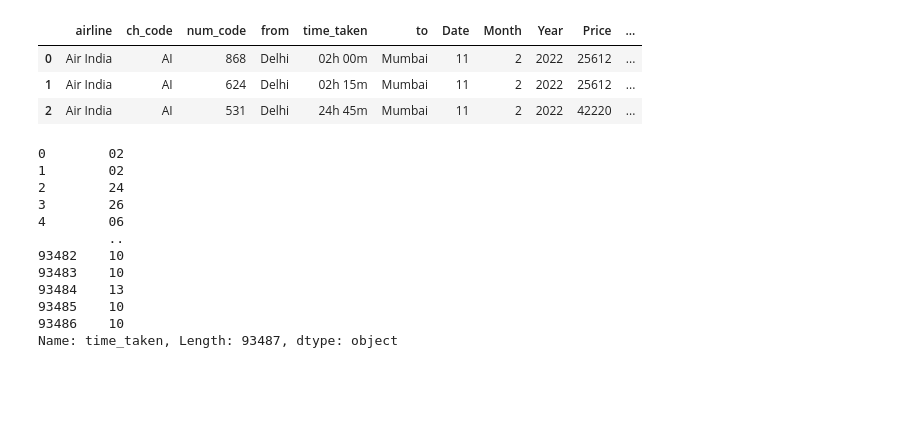
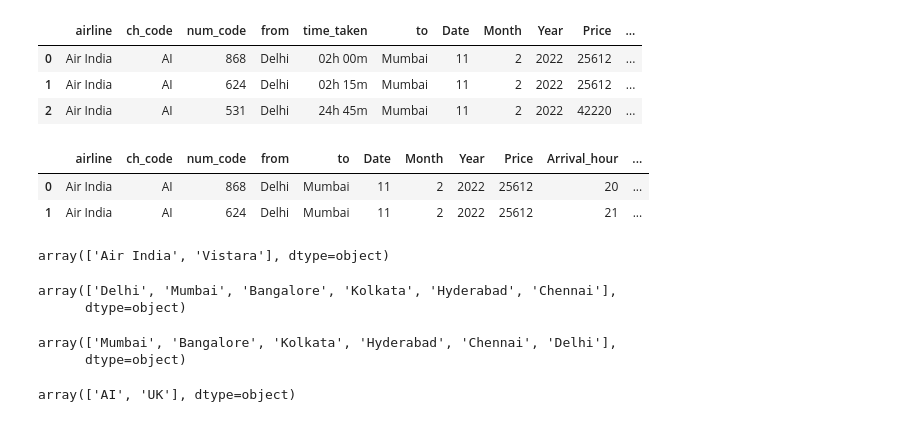
Before and after one commit to abhishek1-3/DataAnalysis, a Jupyter notebook: EDA2.ipynb, the cells around one changed output. Cells and saved outputs as stored; diff of their text form; code cells hidden in the pictures; blank space fills up the shorter version.

```diff
--- a/EDA2.ipynb
+++ b/EDA2.ipynb
@@ -130,17 +131,11 @@ df.head(3)
 | 1 | Air India | AI | 624 | Delhi | 02h 15m | Mumbai | 11 | 2 | 2022 | 25612 | ... |
 | 2 | Air India | AI | 531 | Delhi | 24h 45m | Mumbai | 11 | 2 | 2022 | 42220 | ... |
 # %%
-df['time_taken'].str.split(' ').str[0].str.split('h').str[0]
+df['hour_taken']=df['time_taken'].str.split(' ').str[0].str.split('h').str[0]
+df['min_taken']=df['time_taken'].str.split(' ').str[1].str.split('m').str[0]
+df.drop('time_taken',axis=1,inplace=True)
-# %% [output]
-0        02
-1        02
-2        24
-3        26
-4        06
-         ..
-93482    10
-93483    10
-93484    13
-93485    10
-93486    10
-Name: time_taken, Length: 93487, dtype: object
+# %%
+df['hour_taken']=df['hour_taken'].astype(int)
+df['min_taken']=df['min_taken'].astype(int)
+# %%
+df['Duration(min)']=(df['hour_taken']*60)+df['min_taken']
@@ -146,0 +144,24 @@ Name: time_taken, Length: 93487, dtype: object
+# %%
+df.head(2)
+# %% [output]
+|  | airline | ch_code | num_code | from | to | Date | Month | Year | Price | Arrival_hour | ... |
+| 0 | Air India | AI | 868 | Delhi | Mumbai | 11 | 2 | 2022 | 25612 | 20 | ... |
+| 1 | Air India | AI | 624 | Delhi | Mumbai | 11 | 2 | 2022 | 25612 | 21 | ... |
+# %%
+df['airline'].unique()
+# %% [output]
+array(['Air India', 'Vistara'], dtype=object)
+# %%
+df['from'].unique()
+# %% [output]
+array(['Delhi', 'Mumbai', 'Bangalore', 'Kolkata', 'Hyderabad', 'Chennai'],
+      dtype=object)
+# %%
+df['to'].unique()
+# %% [output]
+array(['Mumbai', 'Bangalore', 'Kolkata', 'Hyderabad', 'Chennai', 'Delhi'],
+      dtype=object)
+# %%
+df['ch_code'].unique()
+# %% [output]
+array(['AI', 'UK'], dtype=object)
```
Also changed, not shown: parts of 7 cells of this notebook.
